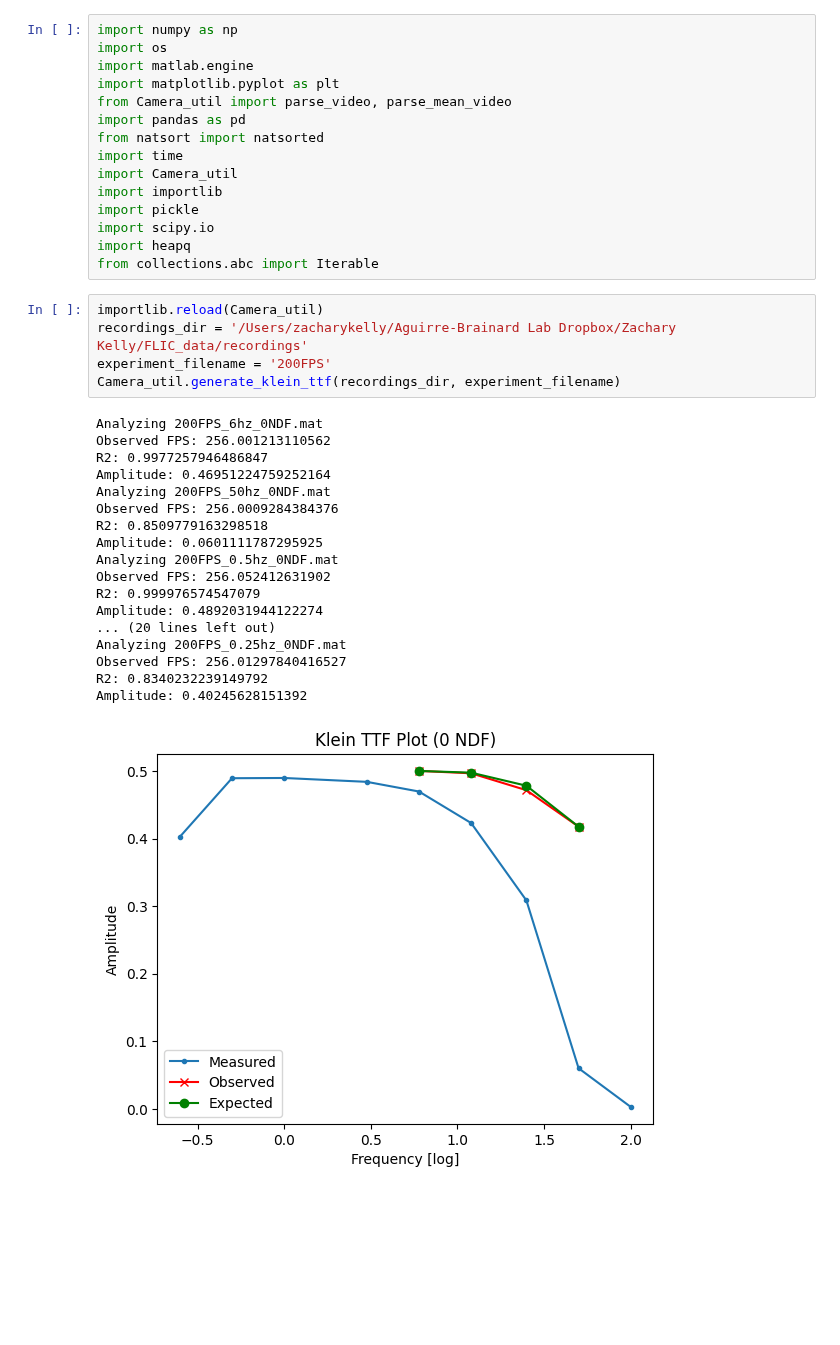
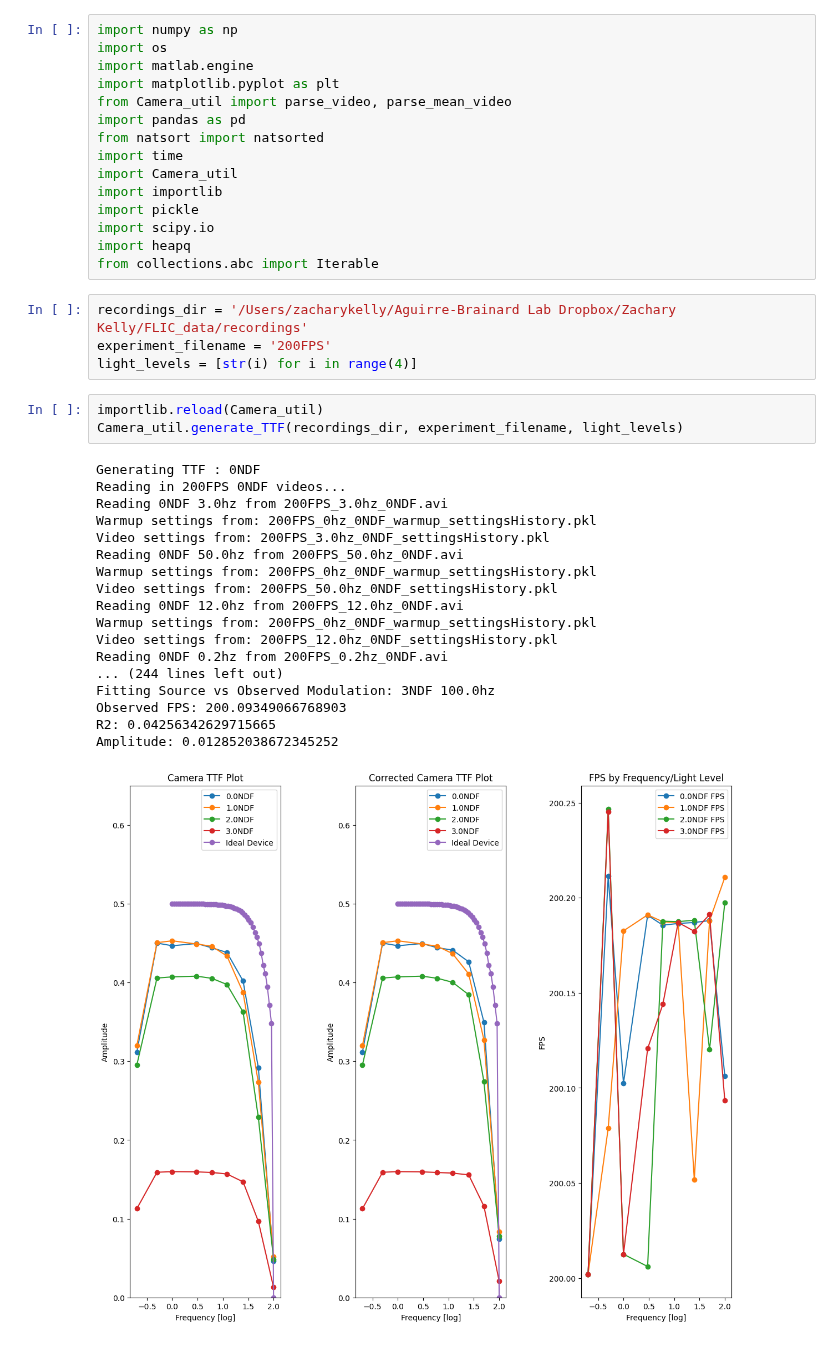
Before and after one commit to gkaguirrelab/combiExperiments, a Jupyter notebook: code/lightLogger/camera/playground.ipynb, the cells around one changed output. Drawn from its saved outputs; the diff is of its cells as text; blank space fills up the shorter version.

Commit message:
camera white paper down

```diff
--- a/code/lightLogger/camera/playground.ipynb
+++ b/code/lightLogger/camera/playground.ipynb
@@ -14,26 +14,28 @@ import scipy.io
 import heapq
 from collections.abc import Iterable
 # %%
-importlib.reload(Camera_util)
 recordings_dir = '/Users/zacharykelly/Aguirre-Brainard Lab Dropbox/Zachary Kelly/FLIC_data/recordings'
 experiment_filename = '200FPS'
-Camera_util.generate_klein_ttf(recordings_dir, experiment_filename)
+light_levels = [str(i) for i in range(4)]
-# %% [output]
-Analyzing 200FPS_6hz_0NDF.mat
-Observed FPS: 256.001213110562
-R2: 0.9977257946486847
-Amplitude: 0.46951224759252164
-Analyzing 200FPS_50hz_0NDF.mat
-Observed FPS: 256.0009284384376
-R2: 0.8509779163298518
-Amplitude: 0.0601111787295925
-Analyzing 200FPS_0.5hz_0NDF.mat
-Observed FPS: 256.052412631902
-R2: 0.999976574547079
-Amplitude: 0.4892031944122274
-... (20 lines left out)
-Analyzing 200FPS_0.25hz_0NDF.mat
-Observed FPS: 256.01297840416527
-R2: 0.8340232239149792
-Amplitude: 0.40245628151392
-[figure, removed]
+# %%
+importlib.reload(Camera_util)
+Camera_util.generate_TTF(recordings_dir, experiment_filename, light_levels)
+# %% [output]
+Generating TTF : 0NDF
+Reading in 200FPS 0NDF videos...
+Reading 0NDF 3.0hz from 200FPS_3.0hz_0NDF.avi
+Warmup settings from: 200FPS_0hz_0NDF_warmup_settingsHistory.pkl
+Video settings from: 200FPS_3.0hz_0NDF_settingsHistory.pkl
+Reading 0NDF 50.0hz from 200FPS_50.0hz_0NDF.avi
+Warmup settings from: 200FPS_0hz_0NDF_warmup_settingsHistory.pkl
+Video settings from: 200FPS_50.0hz_0NDF_settingsHistory.pkl
+Reading 0NDF 12.0hz from 200FPS_12.0hz_0NDF.avi
+Warmup settings from: 200FPS_0hz_0NDF_warmup_settingsHistory.pkl
+Video settings from: 200FPS_12.0hz_0NDF_settingsHistory.pkl
+Reading 0NDF 0.2hz from 200FPS_0.2hz_0NDF.avi
+... (244 lines left out)
+Fitting Source vs Observed Modulation: 3NDF 100.0hz
+Observed FPS: 200.09349066768903
+R2: 0.04256342629715665
+Amplitude: 0.012852038672345252
+[figure, added]
```
Also changed, not shown: parts of 3 cells of this notebook, 2 other files.
